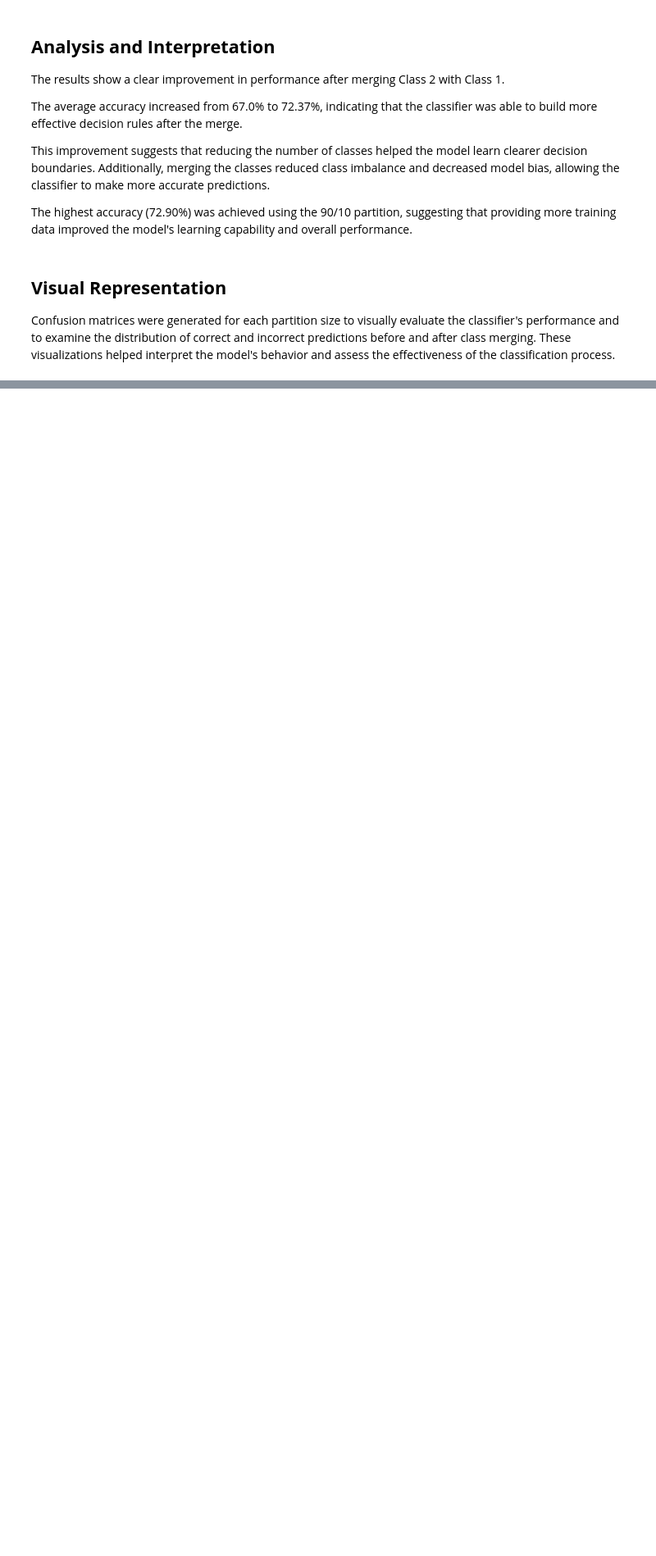
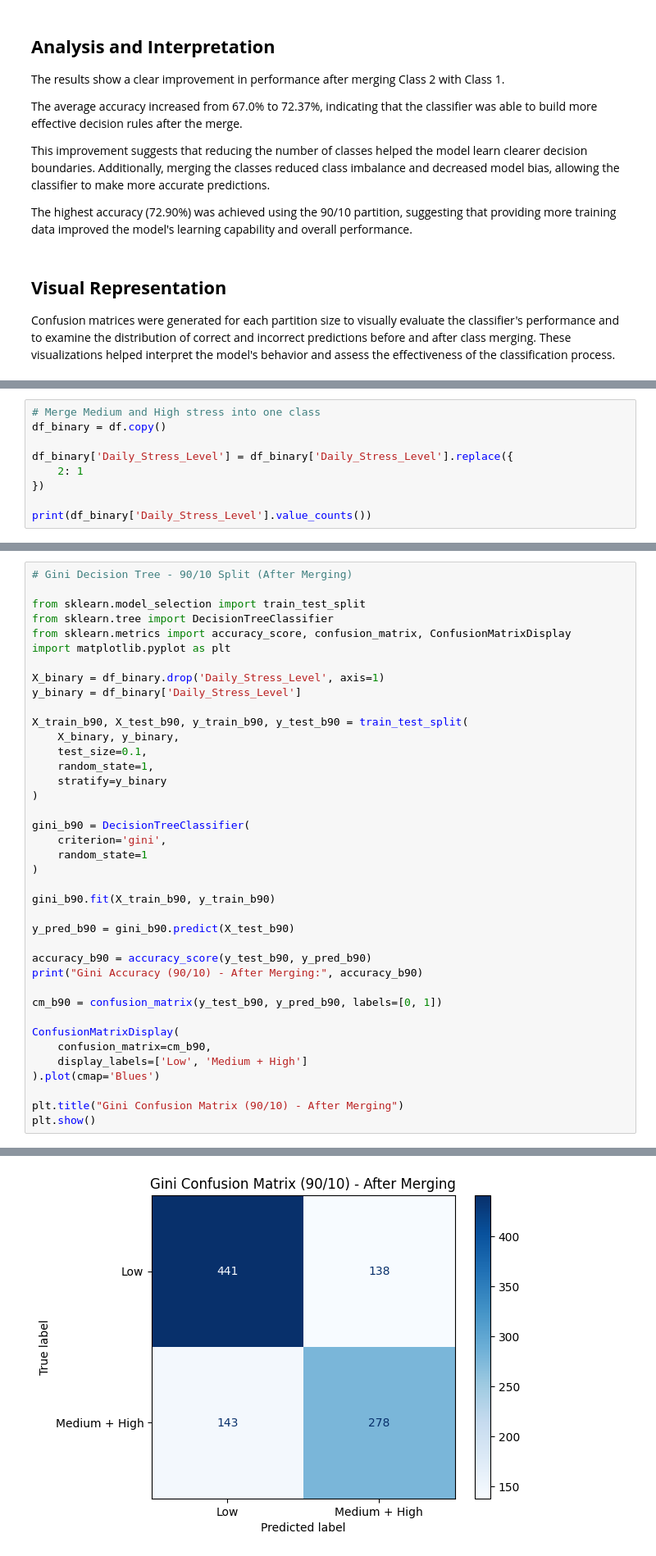
Before and after one commit to hend-22/-IT326-Project, a Jupyter notebook: Reports/Phase3.ipynb, the cells around one changed output, grey strips where cells are left out. Shown at 82% size. Drawn from its saved outputs; the diff is of its cells as text; blank space fills up the shorter version.

```diff
--- a/Reports/Phase3.ipynb
+++ b/Reports/Phase3.ipynb
@@ -223,0 +367,9 @@ Confusion matrices were generated for each partition size to visually evaluate t
+# %%
+# Merge Medium and High stress into one class
+df_binary = df.copy()
+
+df_binary['Daily_Stress_Level'] = df_binary['Daily_Stress_Level'].replace({
+    2: 1
+})
+
+print(df_binary['Daily_Stress_Level'].value_counts())
@@ -223,0 +381,40 @@ Confusion matrices were generated for each partition size to visually evaluate t
+# %%
+# Gini Decision Tree - 90/10 Split (After Merging)
+
+from sklearn.model_selection import train_test_split
+from sklearn.tree import DecisionTreeClassifier
+from sklearn.metrics import accuracy_score, confusion_matrix, ConfusionMatrixDisplay
+import matplotlib.pyplot as plt
+
+X_binary = df_binary.drop('Daily_Stress_Level', axis=1)
+y_binary = df_binary['Daily_Stress_Level']
+
+X_train_b90, X_test_b90, y_train_b90, y_test_b90 = train_test_split(
+    X_binary, y_binary,
+    test_size=0.1,
+    random_state=1,
+    stratify=y_binary
+)
+
+gini_b90 = DecisionTreeClassifier(
+    criterion='gini',
+    random_state=1
+)
+
+gini_b90.fit(X_train_b90, y_train_b90)
+
+y_pred_b90 = gini_b90.predict(X_test_b90)
+
+accuracy_b90 = accuracy_score(y_test_b90, y_pred_b90)
+print("Gini Accuracy (90/10) - After Merging:", accuracy_b90)
+
+cm_b90 = confusion_matrix(y_test_b90, y_pred_b90, labels=[0, 1])
+
+ConfusionMatrixDisplay(
+    confusion_matrix=cm_b90,
+    display_labels=['Low', 'Medium + High']
+).plot(cmap='Blues')
+
+plt.title("Gini Confusion Matrix (90/10) - After Merging")
+plt.show()
+# %% [output]
@@ -223,0 +422 @@ Confusion matrices were generated for each partition size to visually evaluate t
+[figure, added]
```
Also changed, not shown: parts of 18 cells of this notebook.
